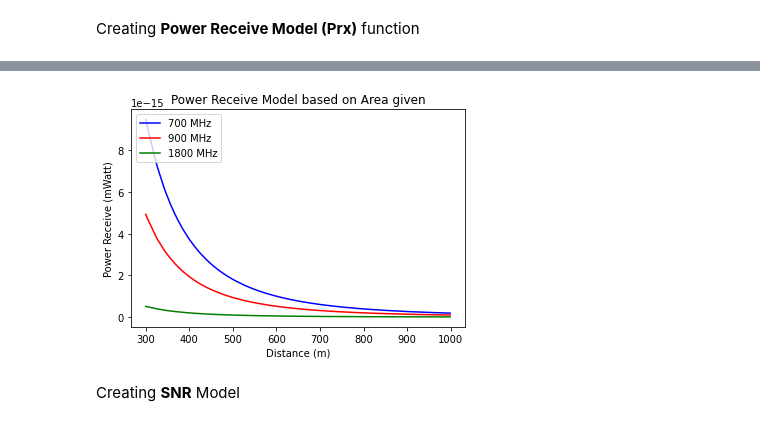
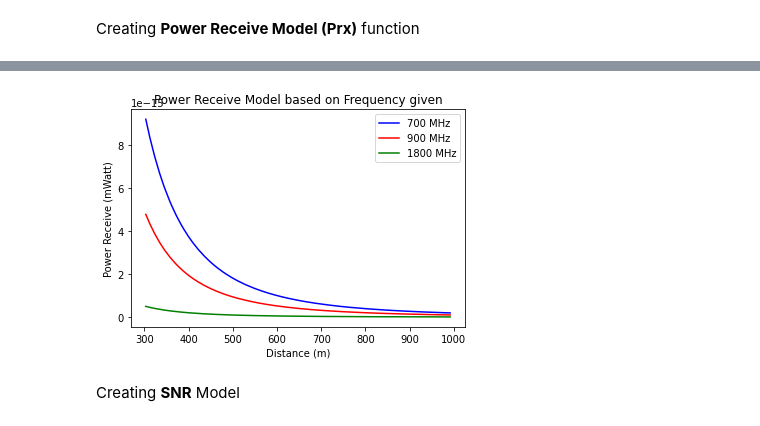
Before and after one commit to aldisulthony/Pemrograman-Python, a Jupyter notebook: MainProject_Week14_Aldi Sulthony Susilo__1101172222.ipynb, the cells around one changed output, grey strips where cells are left out. Saved outputs shown, nothing was run; the diff lists cells and outputs as text; code cells hidden in the pictures.

```diff
--- a/MainProject_Week14_Aldi Sulthony Susilo__1101172222.ipynb
+++ b/MainProject_Week14_Aldi Sulthony Susilo__1101172222.ipynb
@@ -185,15 +185,15 @@ plt.show()
 # %%
 fig, ax = plt.subplots()
 ax.plot(d_sort,PrxUrban700, color='b', label='700 MHz')
 ax.plot(d_sort,PrxUrban900, color='r', label='900 MHz')
 ax.plot(d_sort,PrxUrban1800, color='g', label='1800 MHz')
-ax.set_title('Power Receive Model based on Area given')
+ax.set_title('Power Receive Model based on Frequency given')
 ax.set_xlabel('Distance (m)')
 ax.set_ylabel('Power Receive (mWatt)')
 ax.legend(loc='upper right')
 plt.show()
 # %% [output]
-[figure, old version]
+[figure, new version]
 # %% [markdown]
 Creating **SNR** Model
 # %%
```
Also changed, not shown: parts of 8 cells of this notebook.
